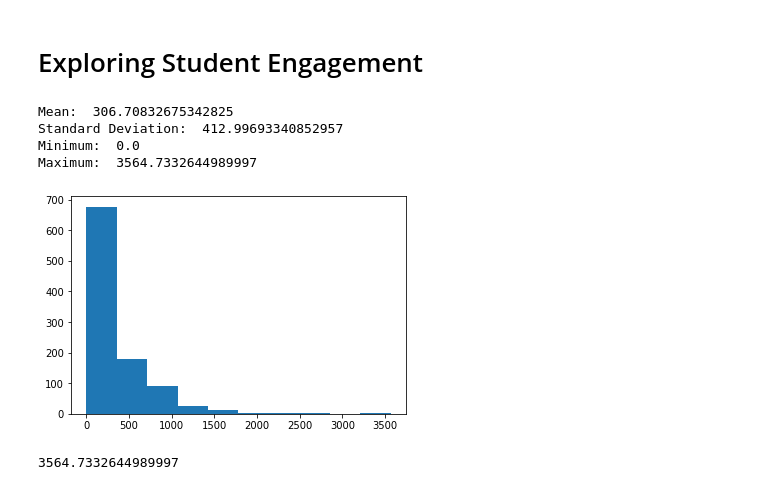
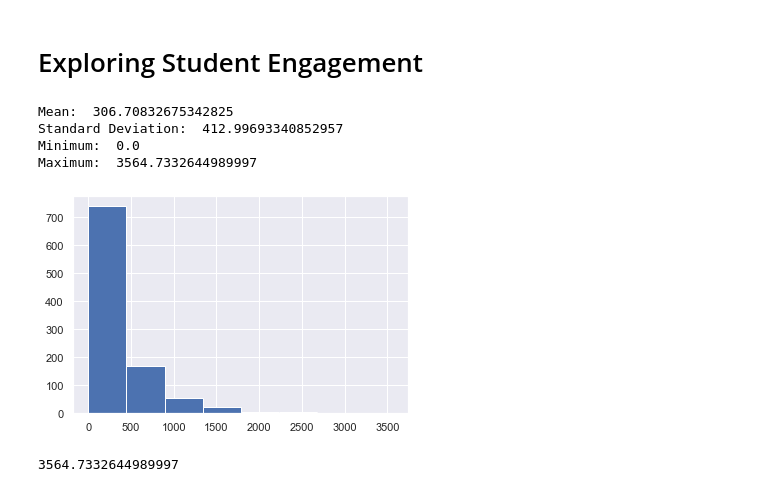
Before and after one commit to shoptsc/Data_Analysis, a Jupyter notebook: Lesson1.ipynb, the cells around one changed output. Cells and saved outputs as stored; diff of their text form; code cells hidden in the pictures.

Commit message:
making the histogram look nicer

```diff
--- a/Lesson1.ipynb
+++ b/Lesson1.ipynb
@@ -373,25 +373,26 @@ def sum_grouped_items(grouped_data, field_name):
 total_minutes_by_account = sum_grouped_items(engagement_by_account, "total_minutes_visited")
 # %%
 import numpy as np
+import seaborn as sns
 %matplotlib inline
 import matplotlib.pyplot as plt
 
 # Summarize the data about minutes spent in the classroom
 def describe_data(data):
     print("Mean: ", np.mean(data))
     print("Standard Deviation: ", np.std(data))
     print("Minimum: ", np.min(data))
     print("Maximum: ", np.max(data))
-    plt.hist
+    plt.hist(data, bins= 8)
 
 total_minutes = list(total_minutes_by_account.values())
 describe_data(total_minutes)
 # %% [output]
 Mean:  306.70832675342825
 Standard Deviation:  412.99693340852957
 Minimum:  0.0
 Maximum:  3564.7332644989997
-[figure, old version]
+[figure, new version]
 # %%
 student_with_max_minutes = None
 max_minutes = 0
```
Also changed, not shown: parts of 3 cells of this notebook.
